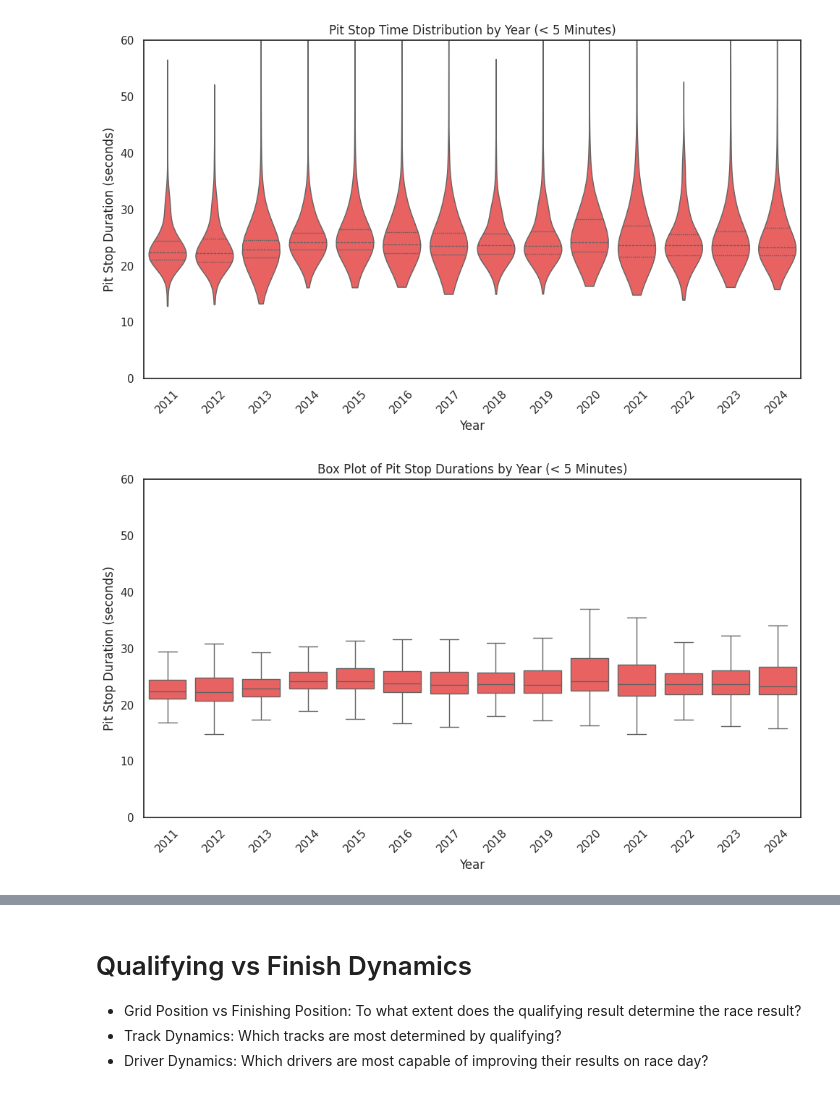
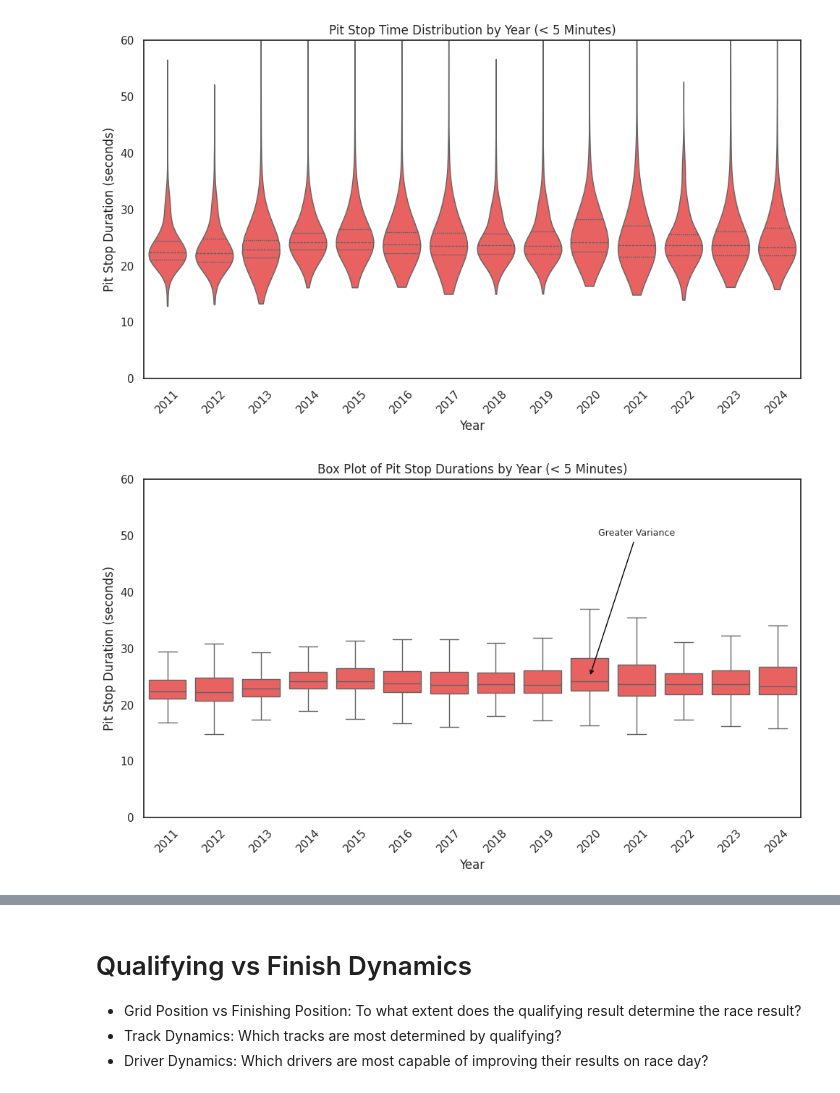
Before and after one commit to davidgoins236/data_viz_final_project, a Jupyter notebook: data_viz_final_project.ipynb, the cells around one changed output, grey strips where cells are left out. Cells and saved outputs as stored; diff of their text form; code cells hidden in the pictures.

```diff
--- a/data_viz_final_project.ipynb
+++ b/data_viz_final_project.ipynb
@@ -611,31 +681,43 @@ plt.show()
 plt_df = pit_stop_detail_df[pit_stop_detail_df['pit_stop_seconds'] < 300]\
   .sort_values('year')
 
 # Convert year to ordered categorical
 ordered_years = sorted(plt_df['year'].unique())
 plt_df['year'] = pd.Categorical(plt_df['year'], categories=ordered_years, ordered=True)
 
 # Ensure years are in the correct order
 ordered_years = sorted(plt_df['year'].unique())
 plt_df['year'] = pd.Categorical(plt_df['year'], categories=ordered_years, ordered=True)
 
 # Set up the plot
 plt.figure(figsize=(10, 6))
 sns.boxplot(
     data=plt_df,
     x='year',
     y='pit_stop_seconds',
     showfliers=False,      # Optional: hide outliers for clarity
     color=f1_color_palette["Soft Red"],
     linewidth=1
 )
+
+#add a acall out
+
+plt.annotate(
+    'Greater Variance',
+    xy=(ordered_years.index(2020), 25),
+    xytext=(ordered_years.index(2020) + 1, 50),
+    arrowprops=dict(facecolor='black',edgecolor='black', arrowstyle='->',alpha=1,linewidth=1),
+    fontsize=9,
+    ha='center'
+)
+
 # Clean up the plot
 plt.title("Box Plot of Pit Stop Durations by Year (< 5 Minutes)")
 plt.xlabel("Year")
 plt.ylabel("Pit Stop Duration (seconds)")
 plt.xticks(rotation=45)
 plt.ylim(0, 60)            # Focus on typical range
 plt.tight_layout()
 plt.show()
 # %% [output]
-[figure, old version]
+[figure, new version]
```
Also changed, not shown: parts of 24 cells of this notebook.
